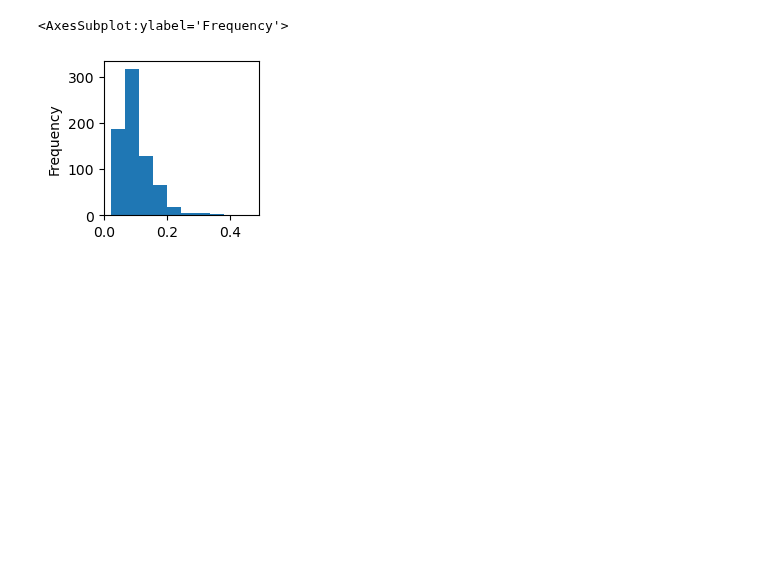
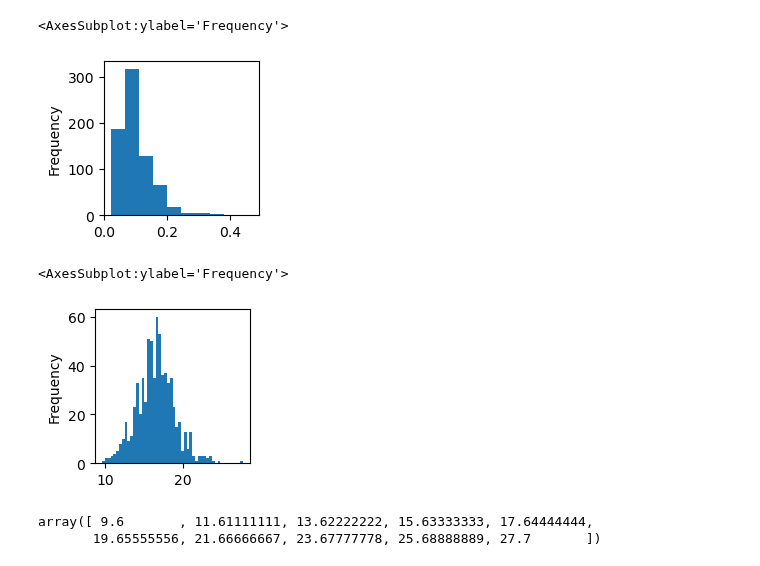
Before and after one commit to UIUC-iSchool-DataViz/is445_bcubcg_fall2025, a Jupyter notebook: week09/inClass_week09.ipynb, the cells around one changed output. Saved outputs shown, nothing was run; the diff lists cells and outputs as text; code cells hidden in the pictures; blank space fills up the shorter version.

```diff
--- a/week09/inClass_week09.ipynb
+++ b/week09/inClass_week09.ipynb
@@ -90,3 +90,8 @@ df['Mobility'].plot(kind='hist', figsize=(2,2))
 # %% [output]
 <AxesSubplot:ylabel='Frequency'>
 [figure]
+# %%
+df['Student_teacher_ratio'].plot(kind='hist', bins=50, figsize=(2,2))
+# %% [output]
+<AxesSubplot:ylabel='Frequency'>
+[figure, added]
@@ -92,0 +102,5 @@ df['Mobility'].plot(kind='hist', figsize=(2,2))
+# %%
+bins
+# %% [output]
+array([ 9.6       , 11.61111111, 13.62222222, 15.63333333, 17.64444444,
+       19.65555556, 21.66666667, 23.67777778, 25.68888889, 27.7       ])
```
Also changed, not shown: parts of 3 cells of this notebook.
